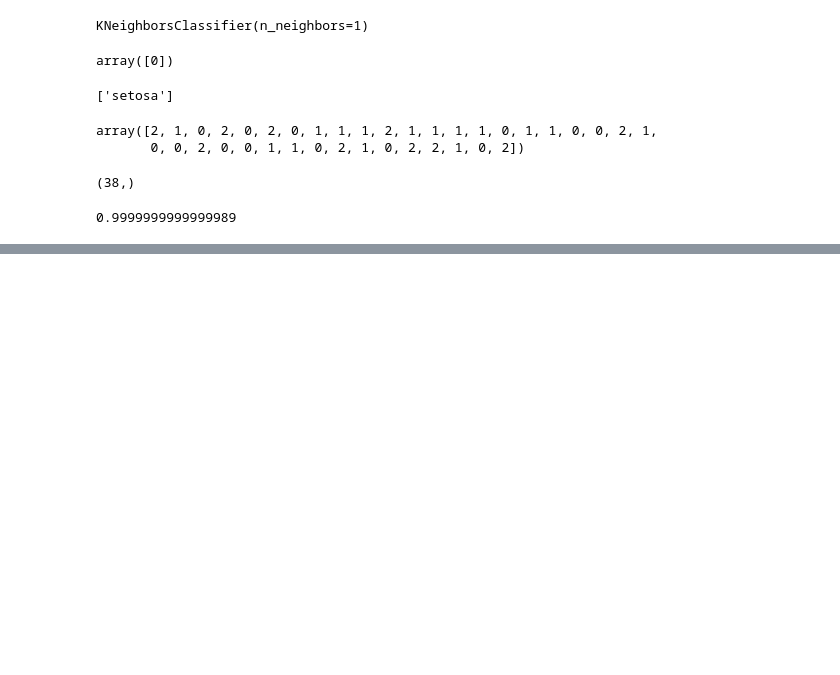
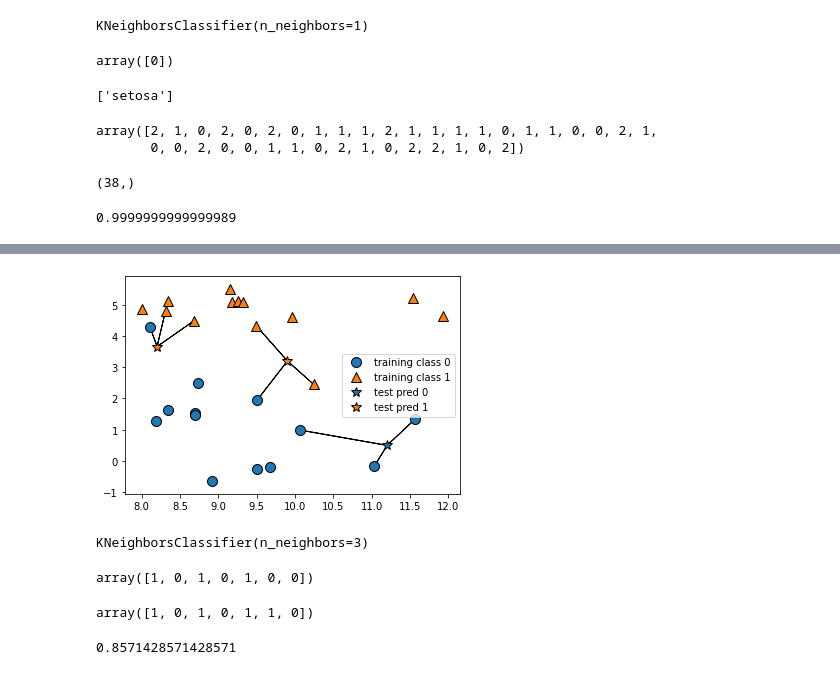
Before and after one commit to c910531/Python, a Jupyter notebook: 2021.06.17 인공지능.ipynb, the cells around one changed output, grey strips where cells are left out. Cells and saved outputs as stored; diff of their text form; code cells hidden in the pictures; blank space fills up the shorter version.

```diff
--- a/2021.06.17 인공지능.ipynb
+++ b/2021.06.17 인공지능.ipynb
@@ -131,0 +180,4 @@ error_cnt
+# %%
+mglearn.plots.plot_knn_classification(n_neighbors=3)
+# %% [output]
+[figure, added]
@@ -131,0 +187,18 @@ error_cnt
+# %%
+clf = KNeighborsClassifier(n_neighbors=3)
+clf.fit(X_train, y_train)
+# %% [output]
+KNeighborsClassifier(n_neighbors=3)
+# %%
+y_pred = clf.predict(X_test)
+y_pred
+# %% [output]
+array([1, 0, 1, 0, 1, 0, 0])
+# %%
+y_test
+# %% [output]
+array([1, 0, 1, 0, 1, 1, 0])
+# %%
+clf.score(X_test, y_test) #학습된 내용 정답률 계산
+# %% [output]
+0.8571428571428571
```
Also changed, not shown: parts of 14 cells of this notebook.
